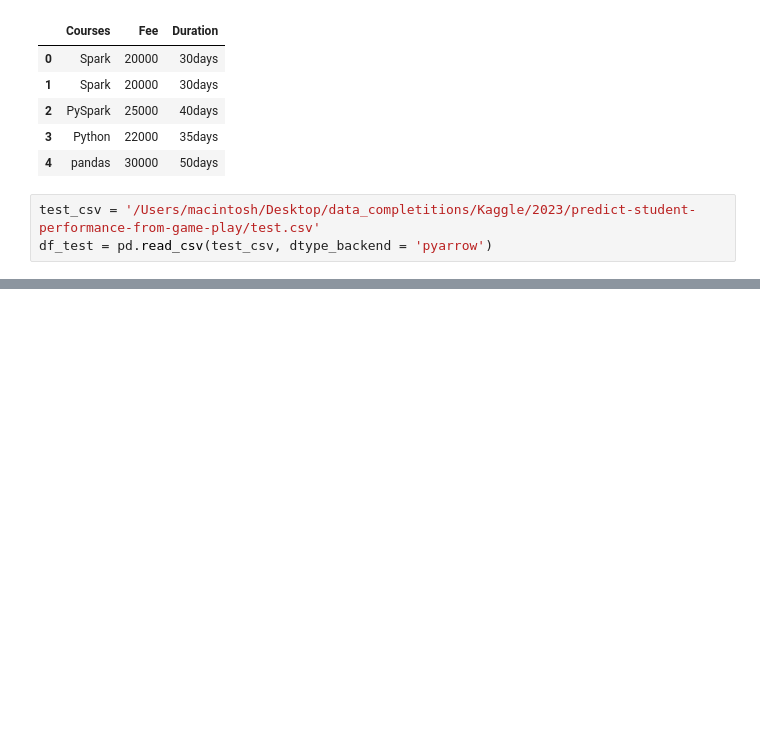
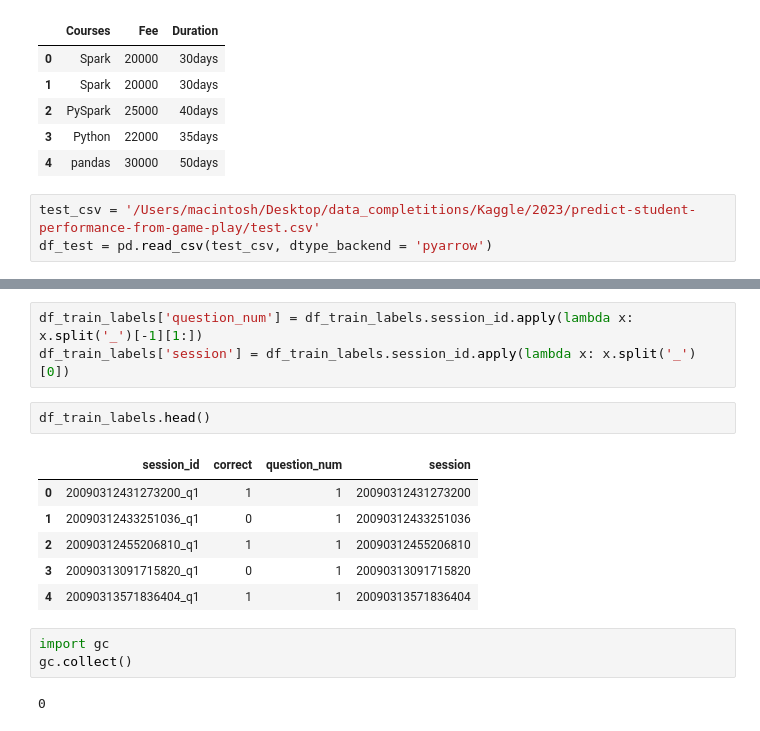
Before and after one commit to sitsawek/predict_student_performance_from_game_play, a Jupyter notebook: predict-student-performance-from-game-play.ipynb, the cells around one changed output, grey strips where cells are left out. Saved outputs shown, nothing was run; the diff lists cells and outputs as text; blank space fills up the shorter version.

```diff
--- a/predict-student-performance-from-game-play.ipynb
+++ b/predict-student-performance-from-game-play.ipynb
@@ -204,0 +301,17 @@ df_train_sample[~df_train_sample.text.isna()].head()
+# %%
+df_train_labels['question_num'] = df_train_labels.session_id.apply(lambda x: x.split('_')[-1][1:])
+df_train_labels['session'] = df_train_labels.session_id.apply(lambda x: x.split('_')[0])
+# %%
+df_train_labels.head()
+# %% [output]
+|  | session_id | correct | question_num | session |
+| 0 | 20090312431273200_q1 | 1 | 1 | 20090312431273200 |
+| 1 | 20090312433251036_q1 | 0 | 1 | 20090312433251036 |
+| 2 | 20090312455206810_q1 | 1 | 1 | 20090312455206810 |
+| 3 | 20090313091715820_q1 | 0 | 1 | 20090313091715820 |
+| 4 | 20090313571836404_q1 | 1 | 1 | 20090313571836404 |
+# %%
+import gc
+gc.collect()
+# %% [output]
+0
```
Also changed, not shown: parts of 19 cells of this notebook.
